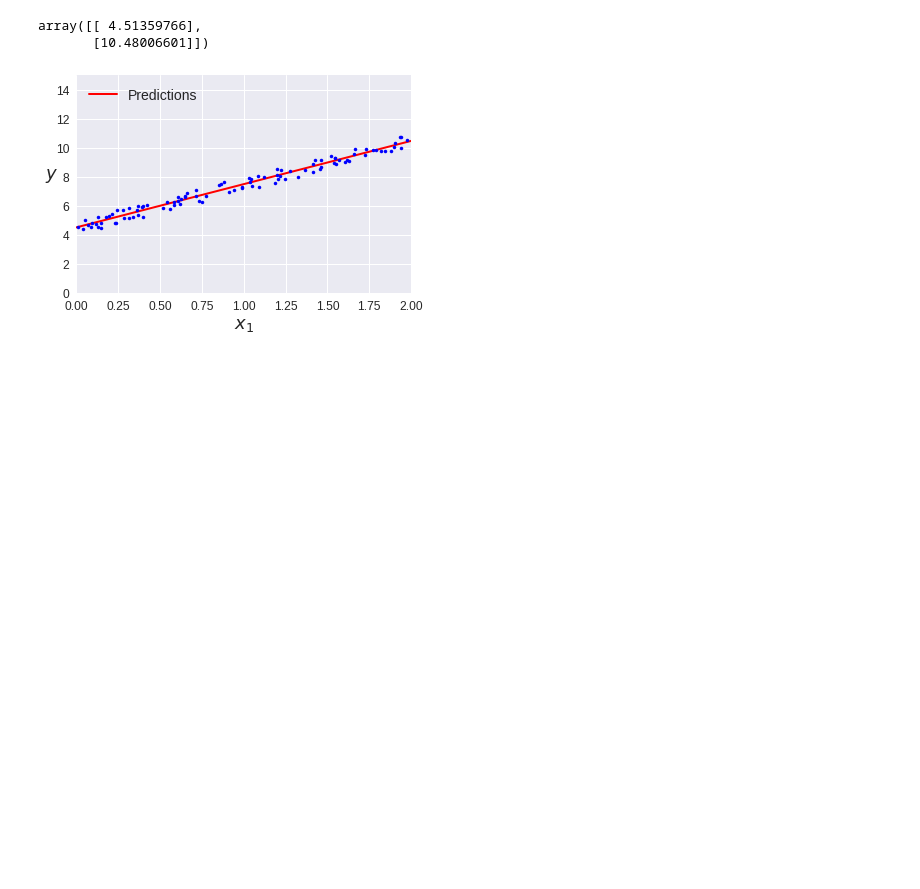
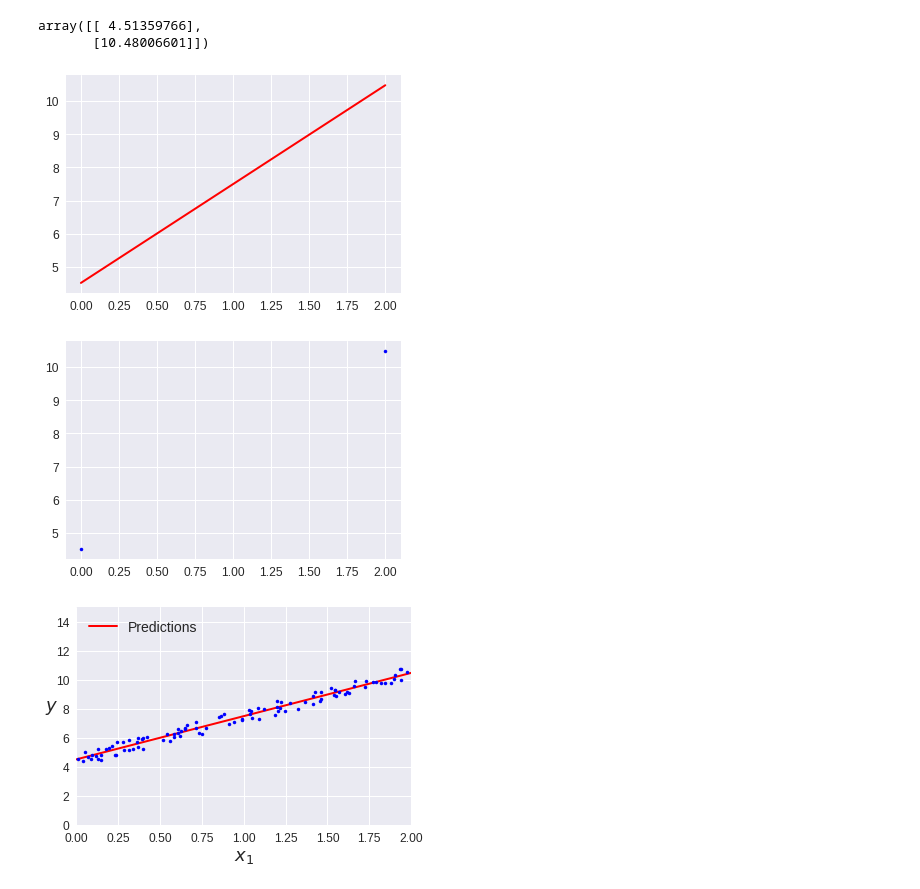
Before and after one commit to rvalienter90/UCF, a Jupyter notebook: CAP-5610_MACHINE LEARNING/Code-Lab/1 linear_regression_normal_equation.ipynb, the cells around one changed output. Drawn from its saved outputs; the diff is of its cells as text; code cells hidden in the pictures; blank space fills up the shorter version.

```diff
--- a/CAP-5610_MACHINE LEARNING/Code-Lab/1 linear_regression_normal_equation.ipynb
+++ b/CAP-5610_MACHINE LEARNING/Code-Lab/1 linear_regression_normal_equation.ipynb
@@ -62,6 +62,14 @@ y_predict
 # %% [output]
 array([[ 4.51359766],
        [10.48006601]])
+# %%
+plt.plot(X_new, y_predict, "r-", linewidth=2, label="Predictions")
+plt.show()
+plt.plot(X_new,y_predict,'b.')
+plt.show()
+# %% [output]
+[figure, added]
+[figure, added]
 # %%
 plt.plot(X_new, y_predict, "r-", linewidth=2, label="Predictions")
 plt.plot(X, y, "b.")
```
